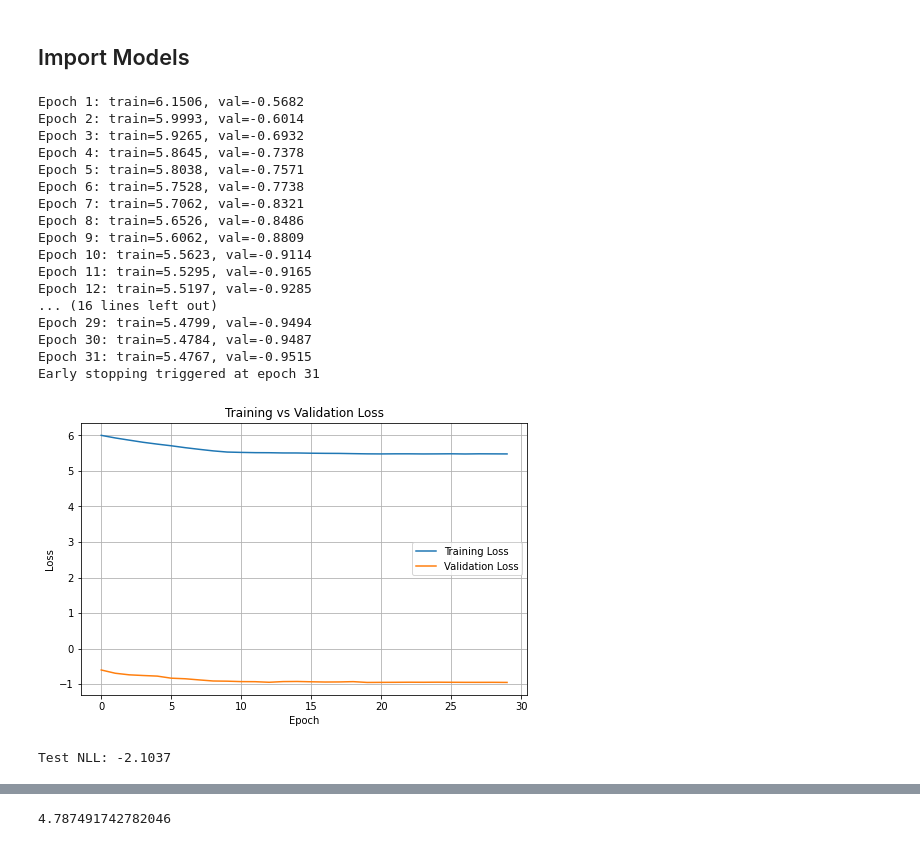
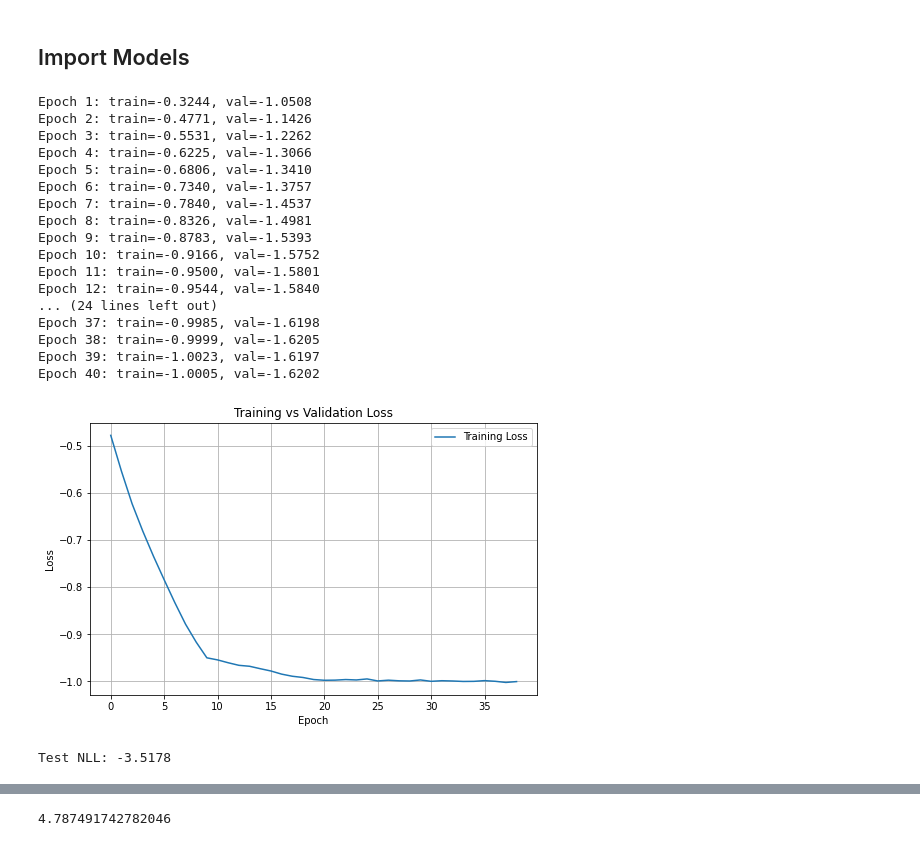
Before and after one commit to matthbatt/Deep-learning-gravitational-lensing, a Jupyter notebook: result.ipynb, the cells around one changed output, grey strips where cells are left out. Drawn from its saved outputs; the diff is of its cells as text; code cells hidden in the pictures.

```diff
--- a/result.ipynb
+++ b/result.ipynb
@@ -320,27 +314,27 @@ Train_model = Trainer(model = model,
 Train_model.run_bayes(epochs = 40,
                 training_set = train_loader,
                 validation_set = val_loader,
-                kl_weight = 1e-3, # Weights for the kullback-Leibler divergence
-               MC_samples = 30 # Number of samples to estimate the epistemic uncertainty
+                kl_weight = 1e-6, # Weights for the kullback-Leibler divergence
+               MC_samples = 1 # Number of samples to estimate the epistemic uncertainty
                      )
 # %% [output]
-Epoch 1: train=6.1506, val=-0.5682
-Epoch 2: train=5.9993, val=-0.6014
-Epoch 3: train=5.9265, val=-0.6932
-Epoch 4: train=5.8645, val=-0.7378
-Epoch 5: train=5.8038, val=-0.7571
-Epoch 6: train=5.7528, val=-0.7738
-Epoch 7: train=5.7062, val=-0.8321
-Epoch 8: train=5.6526, val=-0.8486
-Epoch 9: train=5.6062, val=-0.8809
-Epoch 10: train=5.5623, val=-0.9114
-Epoch 11: train=5.5295, val=-0.9165
-Epoch 12: train=5.5197, val=-0.9285
-... (16 lines left out)
-Epoch 29: train=5.4799, val=-0.9494
-Epoch 30: train=5.4784, val=-0.9487
-Epoch 31: train=5.4767, val=-0.9515
-Early stopping triggered at epoch 31
+Epoch 1: train=-0.3244, val=-1.0508
+Epoch 2: train=-0.4771, val=-1.1426
+Epoch 3: train=-0.5531, val=-1.2262
+Epoch 4: train=-0.6225, val=-1.3066
+Epoch 5: train=-0.6806, val=-1.3410
+Epoch 6: train=-0.7340, val=-1.3757
+Epoch 7: train=-0.7840, val=-1.4537
+Epoch 8: train=-0.8326, val=-1.4981
+Epoch 9: train=-0.8783, val=-1.5393
+Epoch 10: train=-0.9166, val=-1.5752
+Epoch 11: train=-0.9500, val=-1.5801
+Epoch 12: train=-0.9544, val=-1.5840
+... (24 lines left out)
+Epoch 37: train=-0.9985, val=-1.6198
+Epoch 38: train=-0.9999, val=-1.6205
+Epoch 39: train=-1.0023, val=-1.6197
+Epoch 40: train=-1.0005, val=-1.6202
 # %%
 import torch
 import torch.nn as nn
@@ -348,9 +342,9 @@ import torch.optim as optim
 
 device = torch.device("cuda" if torch.cuda.is_available() else "cpu")
 model = model.to(device)
-optimizer = optim.Adam(model.parameters(), lr=1e-3)
+optimizer = optim.Adam(model.parameters(), lr=1e-5)
 
-checkpoint = torch.load(f"{model.model_name}.pth", map_location=device)
+checkpoint = torch.load(f"{model.model_name}_2.pth", map_location=device)
 
 model.load_state_dict(checkpoint["model"])
 optimizer.load_state_dict(checkpoint["optimizer"])
@@ -361,15 +355,15 @@ val_losses = checkpoint["val_losses"]
 # %%
 plt.figure(figsize=(8,5))
 plt.plot(train_losses[1:], label="Training Loss")
-plt.plot(val_losses[1:], label="Validation Loss")
+# plt.plot(val_losses[1:], label="Validation Loss")
 plt.xlabel("Epoch")
 plt.ylabel("Loss")
 plt.title("Training vs Validation Loss")
 plt.legend()
 plt.grid(True)
 plt.show()
 # %% [output]
-[figure, old version]
+[figure, new version]
 # %%
 model.eval()
 MC_samples = 30
@@ -435,4 +429,4 @@ test_loss /= len(test_loader)
 
 print(f"Test NLL: {test_loss:.4f}")
 # %% [output]
-Test NLL: -2.1037
+Test NLL: -3.5178
```
Also changed, not shown: parts of 20 cells of this notebook, 2 other files.
